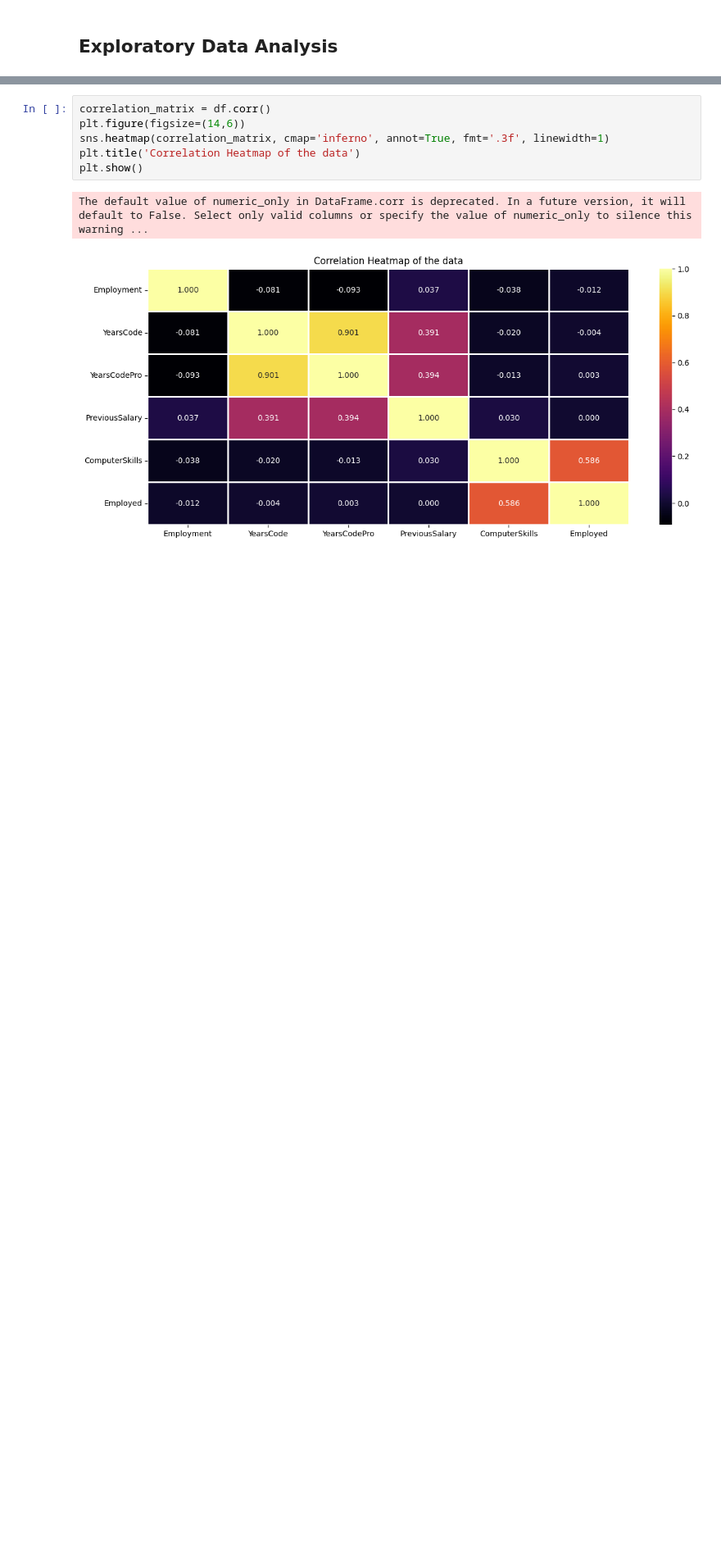
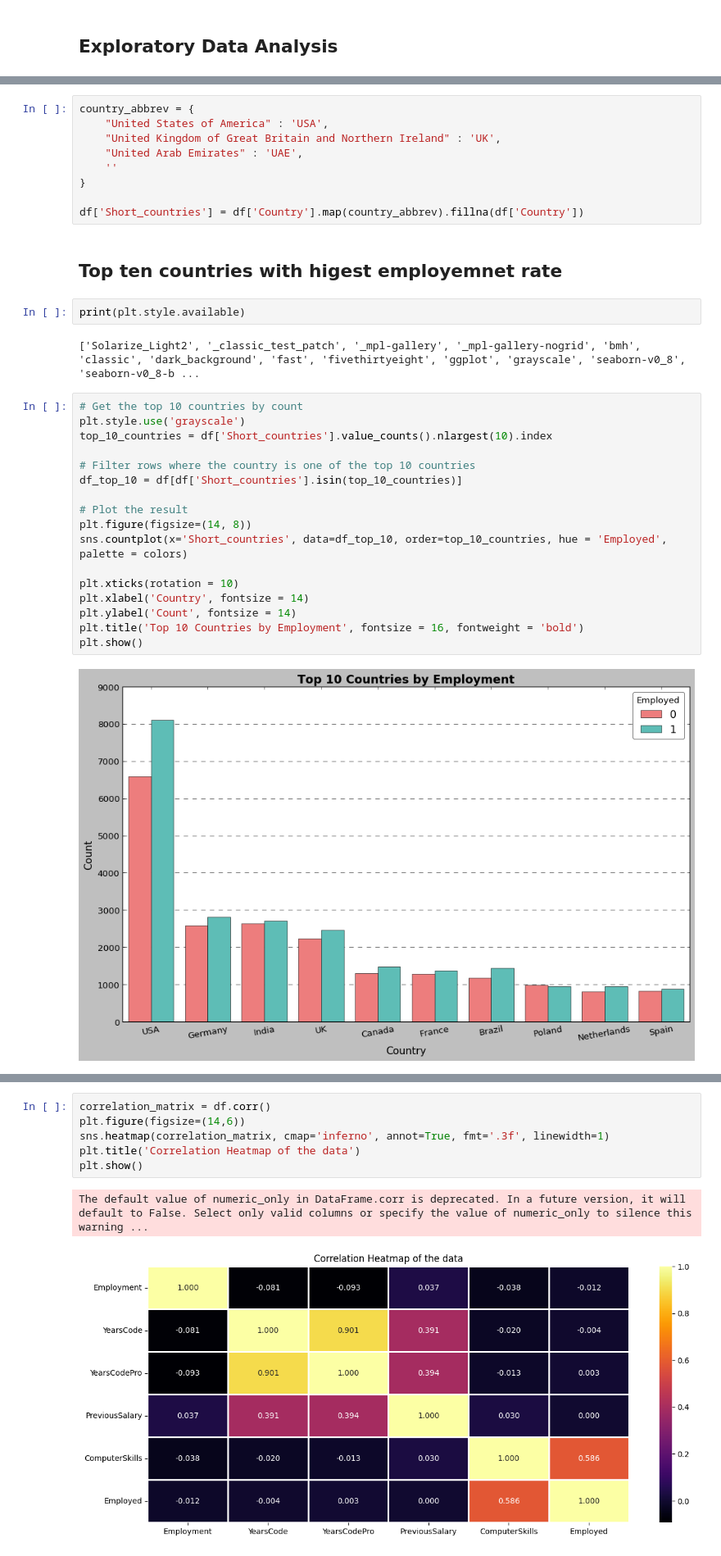
Before and after one commit to Abdul675/Project, a Jupyter notebook: Machine_learning_Project.ipynb, the cells around one changed output, grey strips where cells are left out. Shown: that part at 82% size. Cells and saved outputs as stored; diff of their text form; blank space fills up the shorter version.

```diff
--- a/Machine_learning_Project.ipynb
+++ b/Machine_learning_Project.ipynb
@@ -100,0 +252,34 @@ plt.show()
+# %%
+country_abbrev = {
+    "United States of America" : 'USA',
+    "United Kingdom of Great Britain and Northern Ireland" : 'UK',
+    "United Arab Emirates" : 'UAE',
+    ''
+}
+
+df['Short_countries'] = df['Country'].map(country_abbrev).fillna(df['Country'])
+# %% [markdown]
+## Top ten countries with higest employemnet rate
+# %%
+print(plt.style.available)
+# %% [output]
+['Solarize_Light2', '_classic_test_patch', '_mpl-gallery', '_mpl-gallery-nogrid', 'bmh', 'classic', 'dark_background', 'fast', 'fivethirtyeight', 'ggplot', 'grayscale', 'seaborn-v0_8', 'seaborn-v0_8-b ...
+# %%
+# Get the top 10 countries by count
+plt.style.use('grayscale')
+top_10_countries = df['Short_countries'].value_counts().nlargest(10).index
+
+# Filter rows where the country is one of the top 10 countries
+df_top_10 = df[df['Short_countries'].isin(top_10_countries)]
+
+# Plot the result
+plt.figure(figsize=(14, 8))
+sns.countplot(x='Short_countries', data=df_top_10, order=top_10_countries, hue = 'Employed', palette = colors)
+
+plt.xticks(rotation = 10)
+plt.xlabel('Country', fontsize = 14)
+plt.ylabel('Count', fontsize = 14)
+plt.title('Top 10 Countries by Employment', fontsize = 16, fontweight = 'bold')
+plt.show()
+# %% [output]
+[figure, added]
```
Also changed, not shown: parts of 35 cells of this notebook.
